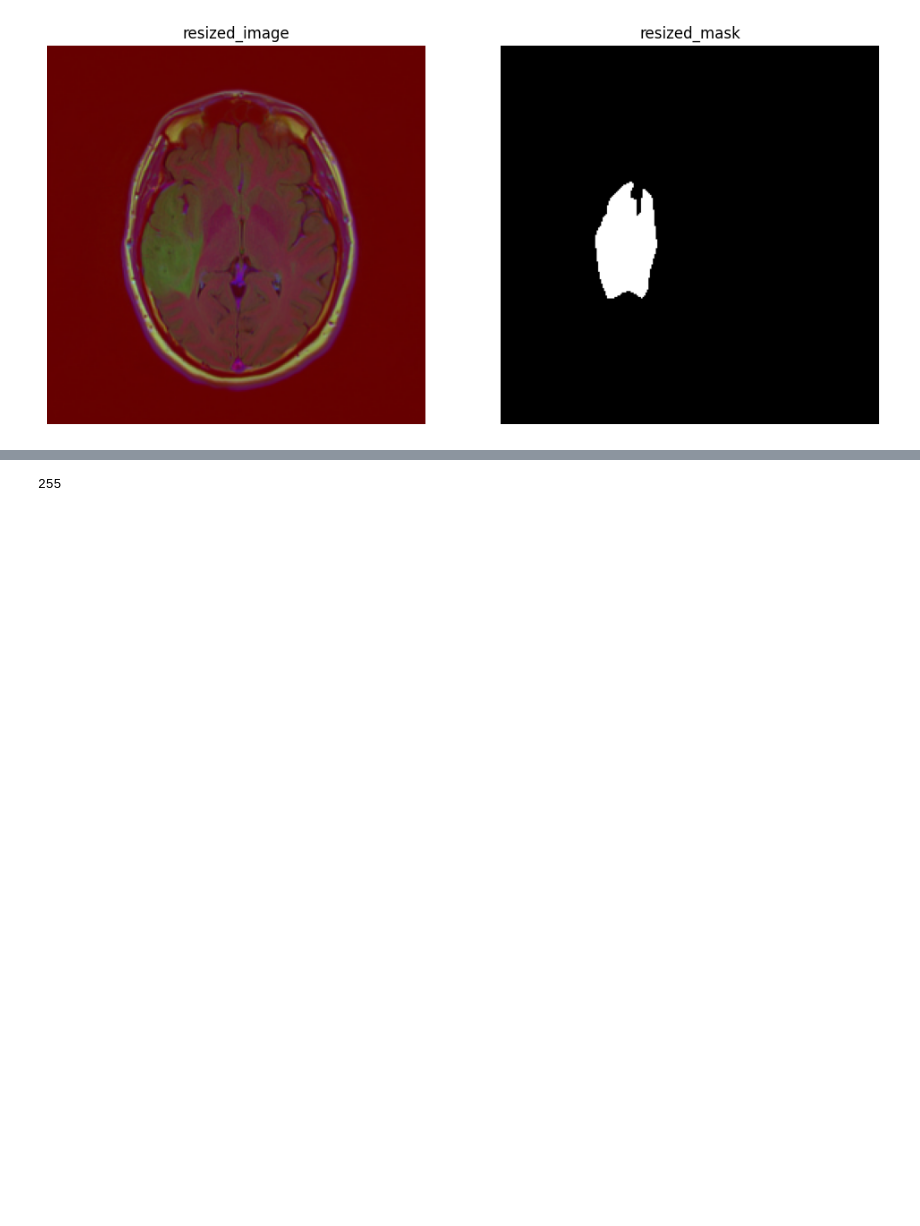
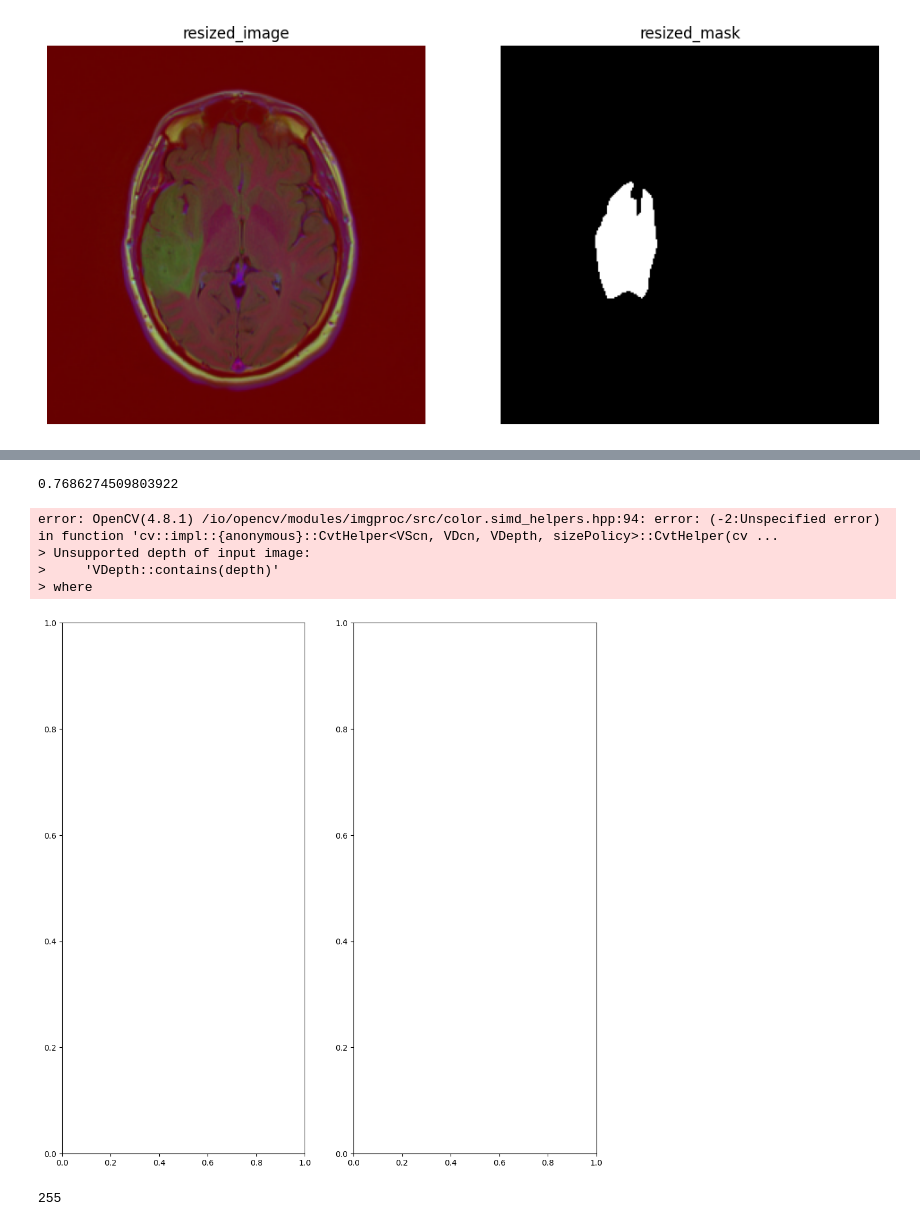
Before and after one commit to SalimFares4/Active-Learning-Segmentation, a Jupyter notebook: scripts/notebooks/01-Annotation.ipynb, the cells around one changed output, grey strips where cells are left out. Cells and saved outputs as stored; diff of their text form; code cells hidden in the pictures; blank space fills up the shorter version.

```diff
--- a/scripts/notebooks/01-Annotation.ipynb
+++ b/scripts/notebooks/01-Annotation.ipynb
@@ -106,3 +126,23 @@ sv.plot_images_grid(
+# %%
+norm_image.max()
+# %% [output]
+0.7686274509803922
+# %%
+norm_image = cv2.resize(image, (128, 128), interpolation=cv2.INTER_CUBIC) / 255
+
+gray_mask = cv2.resize(cv2.cvtColor(gt_mask, cv2.COLOR_BGR2GRAY), (128, 128), interpolation=cv2.INTER_CUBIC)
+# gt_mask = np.sum(gt_mask, axis=2)
+sv.plot_images_grid(
+    images=[norm_image, gray_mask],
+    grid_size=(1, 2),
+    titles=['norm_image', 'gray_mask']
+)
+# %% [output]
+error: OpenCV(4.8.1) /io/opencv/modules/imgproc/src/color.simd_helpers.hpp:94: error: (-2:Unspecified error) in function 'cv::impl::{anonymous}::CvtHelper<VScn, VDcn, VDepth, sizePolicy>::CvtHelper(cv ...
+> Unsupported depth of input image:
+>     'VDepth::contains(depth)'
+> where
+[figure, added]
 # %%
 gt_mask.max()
 # %% [output]
```
Also changed, not shown: parts of 6 cells of this notebook, 19 other files.
